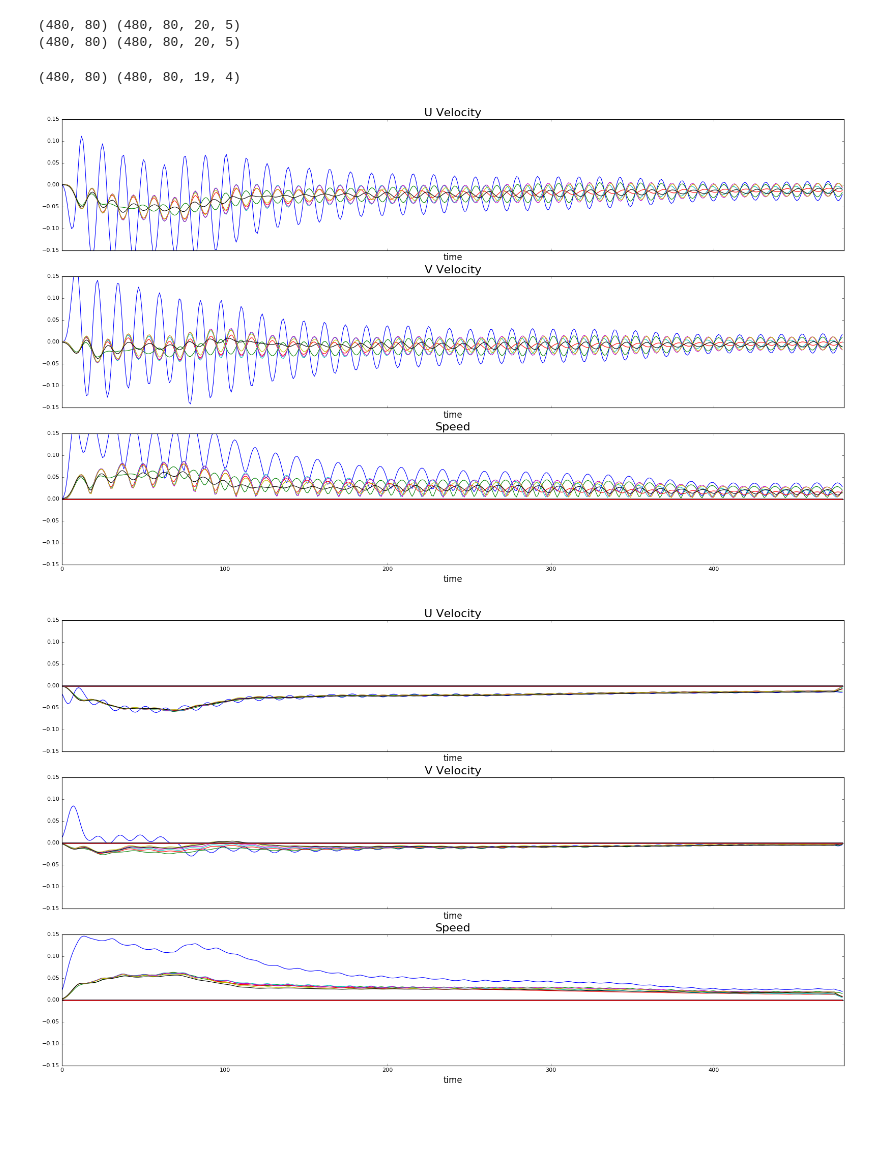
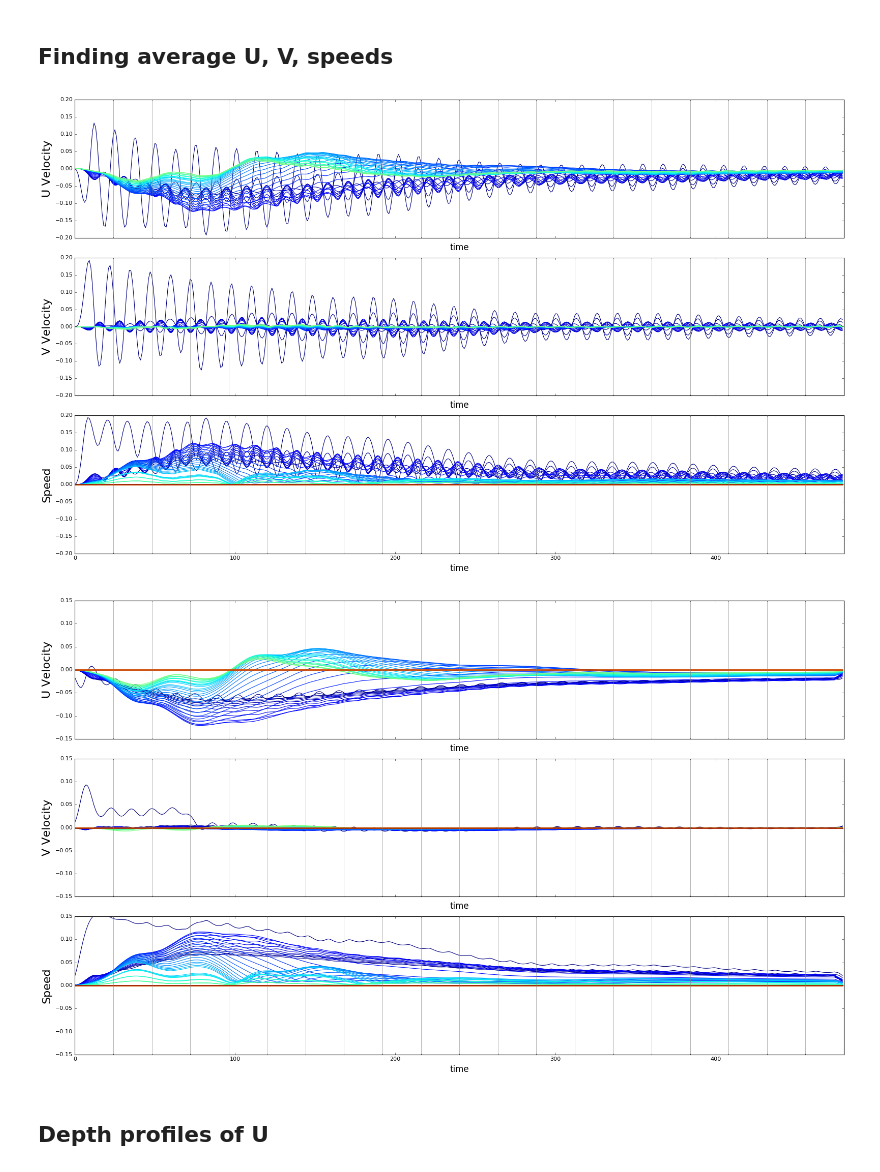
Before and after one commit to UBC-MOAD/analysis_mackenzie_canyon, a Jupyter notebook: notebooks/general_circulation/incoming_velocity.ipynb, the cells around one changed output. Cells and saved outputs as stored; diff of their text form; code cells hidden in the pictures; blank space fills up the shorter version.

Commit message:
fixed error working with child not parent dimensions, plots of U velocity (top profile, depth profile, and time series), narrowing down the depths for where incoming velocity is taken

```diff
--- a/notebooks/general_circulation/incoming_velocity.ipynb
+++ b/notebooks/general_circulation/incoming_velocity.ipynb
@@ -138,0 +104,2 @@ def get_speeds(U_vel, V_vel, dep, time_ind, arrow):
+# %%
+vozocrtx, vomecrty, umask, vmask, depthu = U_timeseries(dirname, fname, x_start, x_end, y_start, y_end)
@@ -139,9 +144,13 @@ def get_speeds(U_vel, V_vel, dep, time_ind, arrow):
+# %% [markdown]
+## Finding average U, V, speeds
+# %%
+speeds_all = np.ones([480, 80, y_end-y_start-1, x_end-x_start-1])
+
+for dep_ind in np.arange(80):
+    for time_ind in np.arange(480):
+        speeds = get_speeds(vozocrtx, vomecrty, dep_ind, time_ind, 1)
+        speeds_all[time_ind, dep_ind, :, :] = speeds
 # %%
 avgU = np.mean(np.mean(vozocrtx, axis=-1), axis=-1)
-print(avgU.shape, vozocrtx.shape)
-
 avgV = np.mean(np.mean(vomecrty, axis=-1), axis=-1)
-print(avgV.shape, vomecrty.shape)
+avgS = np.mean(np.mean(speeds_all, axis=-1), axis=-1)
-# %% [output]
-(480, 80) (480, 80, 20, 5)
-(480, 80) (480, 80, 20, 5)
@@ -155,36 +157,45 @@ for dep_ind in np.arange(80):
-# %%
-avgS = np.mean(np.mean(speeds_all, axis=-1), axis=-1)
-print(avgS.shape, speeds_all.shape)
-# %% [output]
-(480, 80) (480, 80, 19, 4)
 # %%
+cm_times = np.linspace(0, 1, 80)
+colors = [ cm.jet(x) for x in cm_times]
+
 fig, (ax1, ax2, ax3) = plt.subplots(3,1,figsize=(20, 12), sharex=True)
-for dep_ind in np.arange(80):
-    ax1.plot(avgU[:, dep_ind], label = str(dep_ind))
-    ax2.plot(avgV[:, dep_ind], label = str(dep_ind))
-    ax3.plot(avgS[:, dep_ind], label = str(dep_ind))
+for dep_ind, c in zip(np.arange(80), colors):
+    ax1.plot(avgU[:, dep_ind], c=c)
+    ax2.plot(avgV[:, dep_ind], c=c)
+    ax3.plot(avgS[:, dep_ind], c=c)
 
 for ax, ttl in zip([ax1, ax2, ax3], ['U Velocity','V Velocity','Speed']):
     ax.set_xlabel('time', fontsize=15)
-    ax.set_title(ttl, fontsize=20)
+    ax.set_ylabel(ttl, fontsize=20)
     ax.set_xlim([0, 480])
-    ax.set_ylim([-0.15, 0.15])
+    ax.set_ylim([-0.2, 0.2])
+    ml = MultipleLocator(24)
+    ax.xaxis.set_minor_locator(ml)
+    ax.xaxis.grid(which='minor', color='gray', linestyle='-', linewidth=0.5)
+
 fig.tight_layout(h_pad=0.5)
 # %% [output]
-[figure, old version]
+[figure, new version]
 # %%
+cm_times = np.linspace(0, 1, 80)
+colors = [ cm.jet(x) for x in cm_times]
+
 fig, (ax1, ax2, ax3) = plt.subplots(3,1,figsize=(20, 12), sharex=True)
-for dep_ind in np.arange(80):
-    n=12
-    ax1.plot(general_functions.smooth(avgU[:, dep_ind],n), label = str(dep_ind))
-    ax2.plot(general_functions.smooth(avgV[:, dep_ind],n), label = str(dep_ind))
-    ax3.plot(general_functions.smooth(avgS[:, dep_ind],n), label = str(dep_ind))
+for dep_ind, c in zip(np.arange(80), colors):
+    ax1.plot(general_functions.smooth(avgU[:, dep_ind], 12), c=c)
+    ax2.plot(general_functions.smooth(avgV[:, dep_ind], 12), c=c)
+    ax3.plot(general_functions.smooth(avgS[:, dep_ind], 12), c=c)
 
 for ax, ttl in zip([ax1, ax2, ax3], ['U Velocity','V Velocity','Speed']):
     ax.set_xlabel('time', fontsize=15)
-    ax.set_title(ttl, fontsize=20)
+    ax.set_ylabel(ttl, fontsize=20)
     ax.set_xlim([0, 480])
     ax.set_ylim([-0.15, 0.15])
+    ml = MultipleLocator(24)
+    ax.xaxis.set_minor_locator(ml)
+    ax.xaxis.grid(which='minor', color='gray', linestyle='-', linewidth=0.5)
 fig.tight_layout(h_pad=0.5)
 # %% [output]
-[figure, old version]
+[figure, new version]
+# %% [markdown]
+## Depth profiles of U
```
Also changed, not shown: parts of 28 cells of this notebook.
